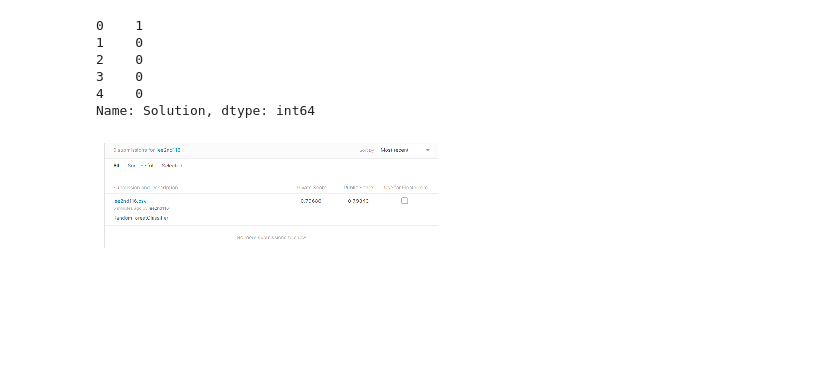
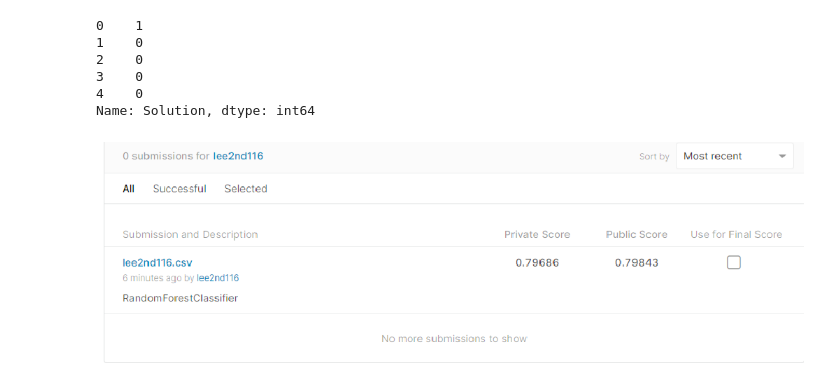
Before and after one commit to lee2nd/Machine-Learning-Marathon, a Jupyter notebook: homework/Day_048_HW.ipynb, the cells around one changed output. Cells and saved outputs as stored; diff of their text form; code cells hidden in the pictures; blank space fills up the shorter version.

```diff
--- a/homework/Day_048_HW.ipynb
+++ b/homework/Day_048_HW.ipynb
@@ -104,12 +104,14 @@ submit.to_csv('lee2nd116.csv',index=False)
 # %%
 import matplotlib.pyplot as plt # plt 用於顯示圖片
 import matplotlib.image as mpimg # mpimg 用於讀取圖片
 import numpy as np
+from IPython.core.pylabtools import figsize # import figsize
 
-lee2nd116 = mpimg.imread('1.png')
+figsize(18, 8)
+lee2nd116 = mpimg.imread('HW48.png')
 
 plt.imshow(lee2nd116) # 顯示圖片
 plt.axis('off') # 不顯示座標軸
 plt.show()
 # %% [output]
-[figure, old version]
+[figure, new version]
```
Also changed, not shown: 1 other file.
